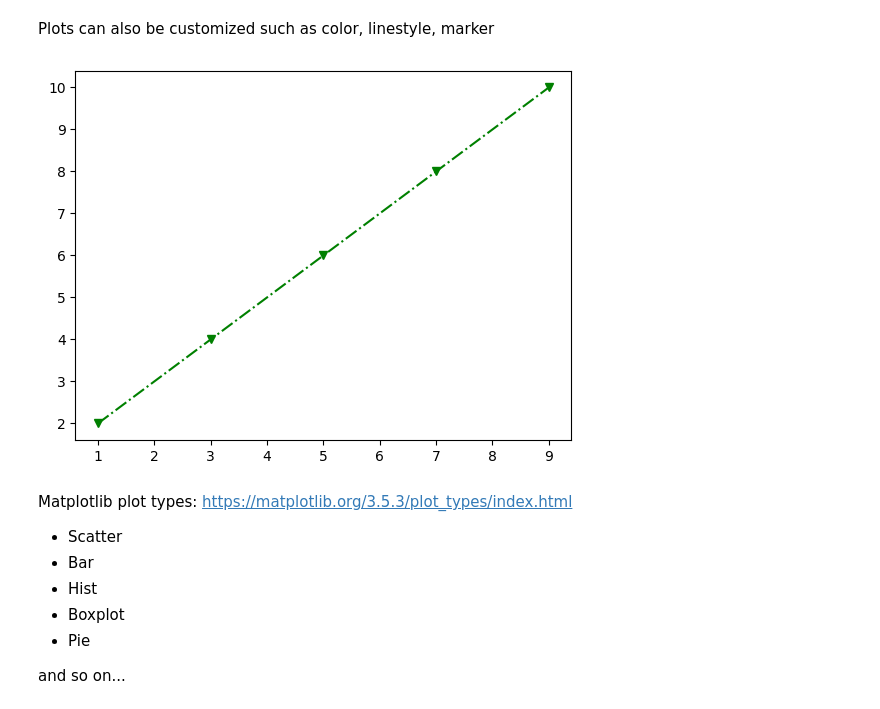
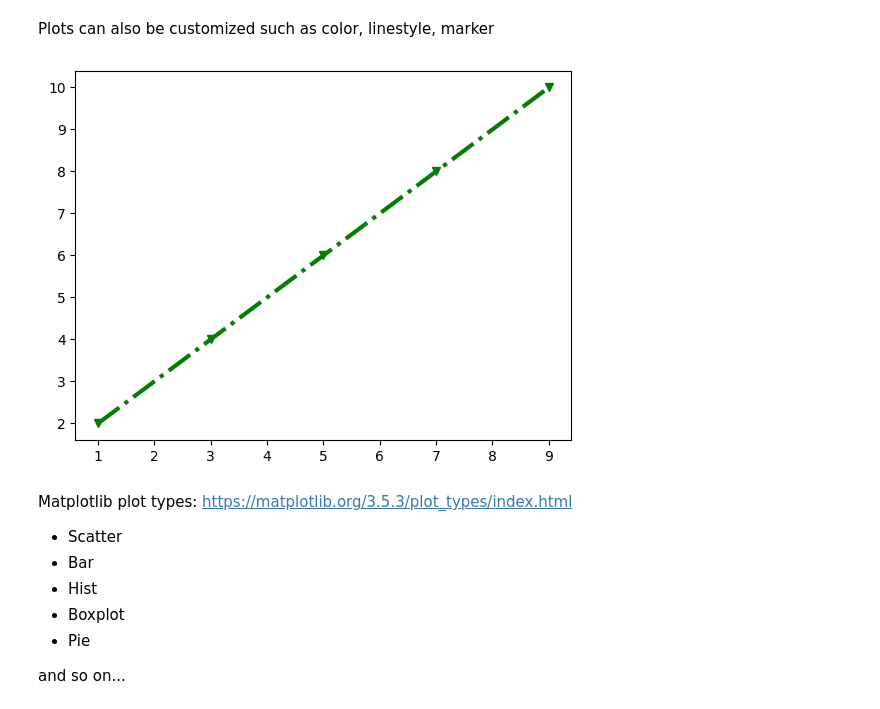
Before and after one commit to a-elsaid/ise_221, a Jupyter notebook: 001-oop_inbrief.ipynb, the cells around one changed output. Cells and saved outputs as stored; diff of their text form; code cells hidden in the pictures.

```diff
--- a/001-oop_inbrief.ipynb
+++ b/001-oop_inbrief.ipynb
@@ -516,11 +612,11 @@ plt.plot(x, y)
 # %% [markdown]
 Plots can also be customized such as color, linestyle, marker
 # %%
-plt.plot(x, y, color='green', linestyle='-.', marker='v', label="Even and Odd Numbers Plot")
+plt.plot(x, y, color='green', linestyle='-.', marker='v', linewidth=3, label="Even and Odd Numbers Plot")
 
 plt.show()
 # %% [output]
-[figure, old version]
+[figure, new version]
 # %% [markdown]
 Matplotlib plot types: https://matplotlib.org/3.5.3/plot_types/index.html
 
```
Also changed, not shown: parts of 18 cells of this notebook.
